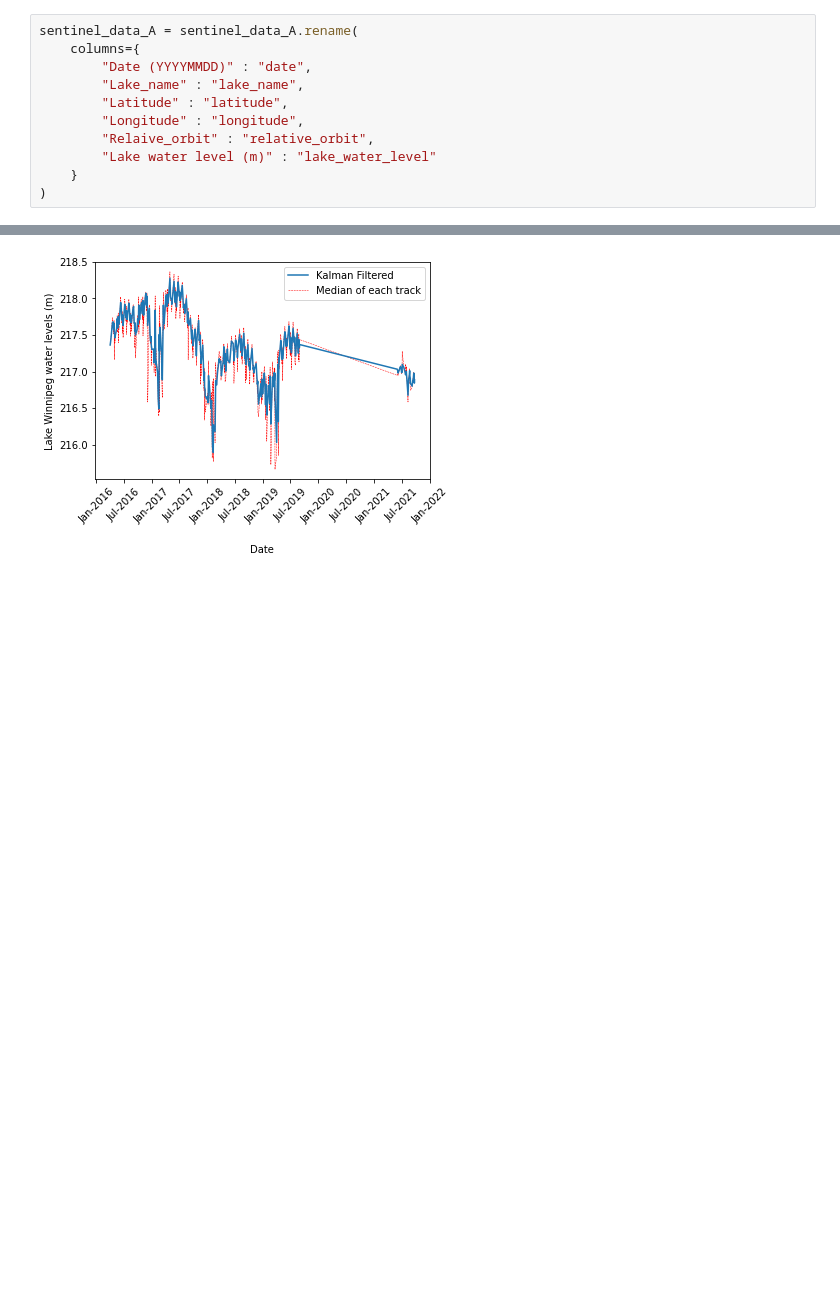
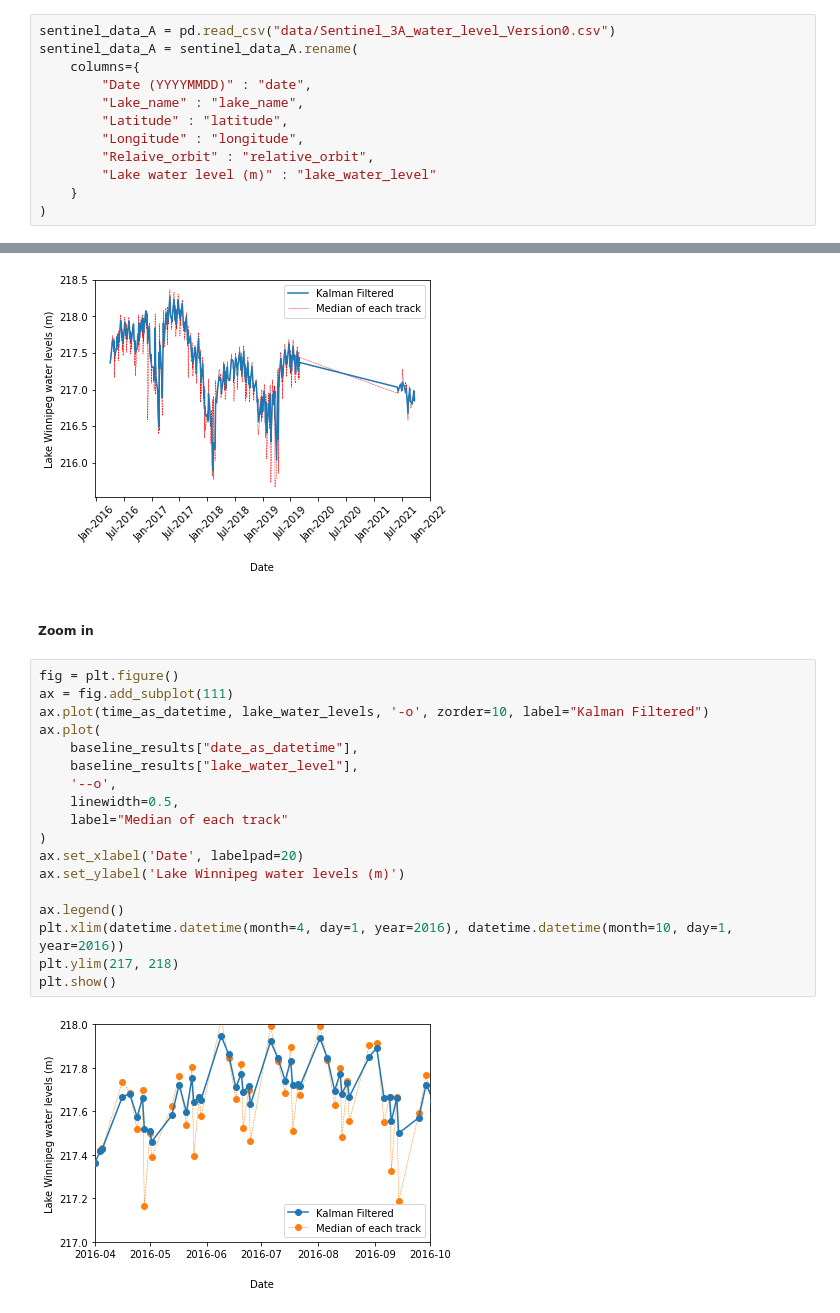
Before and after one commit to pvasudev16/ml-freshwater-management, a Jupyter notebook: lake_water_level_data_exploration.ipynb, the cells around one changed output, grey strips where cells are left out. Saved outputs shown, nothing was run; the diff lists cells and outputs as text; blank space fills up the shorter version.

```diff
--- a/lake_water_level_data_exploration.ipynb
+++ b/lake_water_level_data_exploration.ipynb
@@ -13,4 +11,5 @@ sentinel_data_A = pd.read_csv("./Sentinel_3A_water_level_Version0.csv")
 # %%
+sentinel_data_A = pd.read_csv("data/Sentinel_3A_water_level_Version0.csv")
 sentinel_data_A = sentinel_data_A.rename(
     columns={
         "Date (YYYYMMDD)" : "date",
@@ -653,3 +672,25 @@ ax.legend()
 plt.show()
 # %% [output]
 [figure]
+# %% [markdown]
+##### Zoom in
+# %%
+fig = plt.figure()
+ax = fig.add_subplot(111)
+ax.plot(time_as_datetime, lake_water_levels, '-o', zorder=10, label="Kalman Filtered")
+ax.plot(
+    baseline_results["date_as_datetime"],
+    baseline_results["lake_water_level"],
+    '--o',
+    linewidth=0.5,
+    label="Median of each track"
+)
+ax.set_xlabel('Date', labelpad=20)
+ax.set_ylabel('Lake Winnipeg water levels (m)')
+
+ax.legend()
+plt.xlim(datetime.datetime(month=4, day=1, year=2016), datetime.datetime(month=10, day=1, year=2016))
+plt.ylim(217, 218)
+plt.show()
+# %% [output]
+[figure, added]
```
Also changed, not shown: parts of 12 cells of this notebook.
